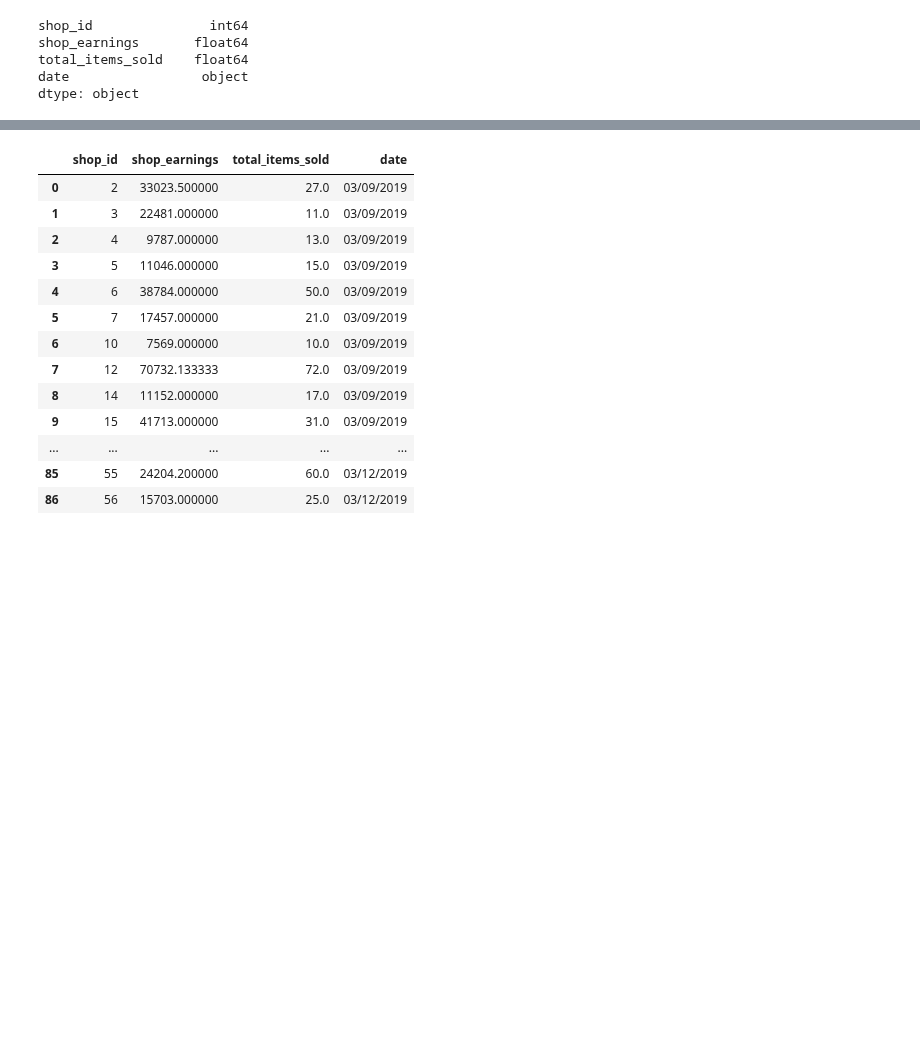
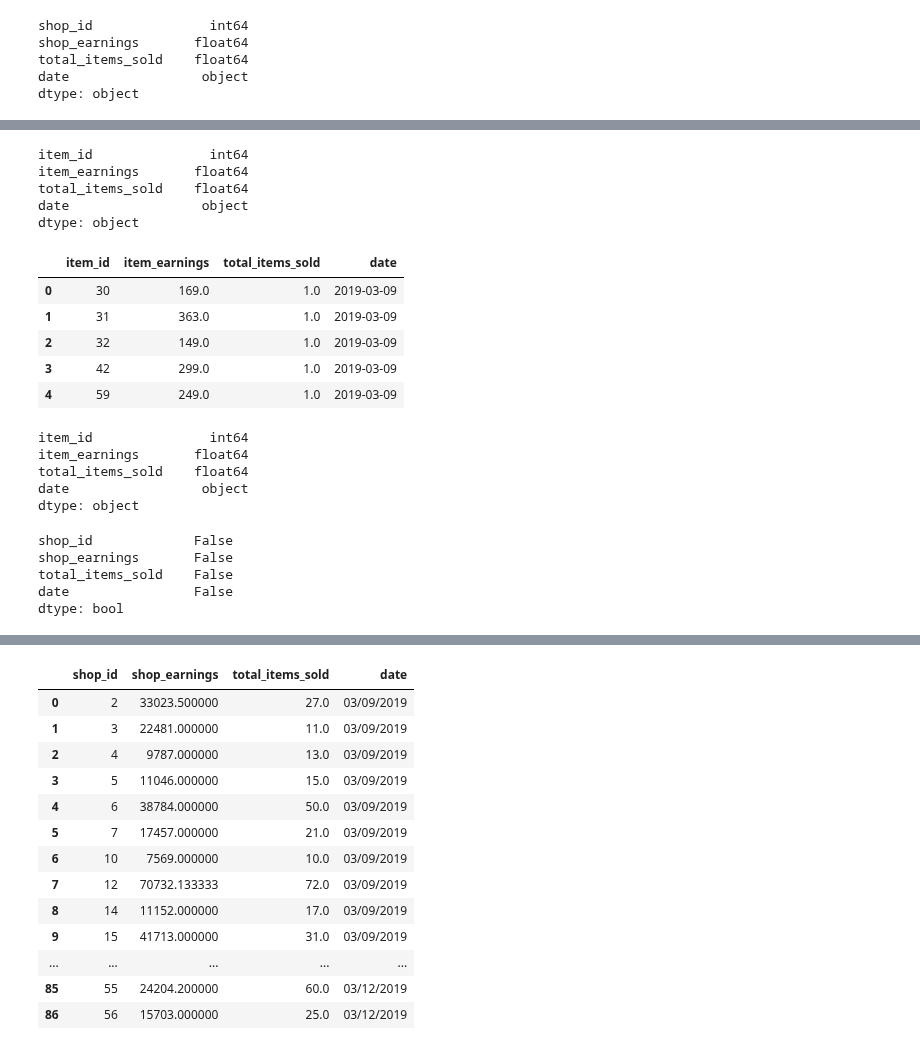
Before and after one commit to ta-data-bcn/lab-df-calculation-and-transformation, a Jupyter notebook: your-code/main.ipynb, the cells around one changed output, grey strips where cells are left out. Saved outputs shown, nothing was run; the diff lists cells and outputs as text; code cells hidden in the pictures; blank space fills up the shorter version.

```diff
--- a/your-code/main.ipynb
+++ b/your-code/main.ipynb
@@ -119,0 +138,37 @@ memory usage: 2.9+ KB
+# %%
+## Let's check the types of the table
+sales_by_item.dtypes
+# %% [output]
+item_id               int64
+item_earnings       float64
+total_items_sold    float64
+date                 object
+dtype: object
+# %%
+## We need to change the date type from oblject to datetime64
+sales_by_item.astype({"date":"datetime64"}).head()
+# %% [output]
+|  | item_id | item_earnings | total_items_sold | date |
+| 0 | 30 | 169.0 | 1.0 | 2019-03-09 |
+| 1 | 31 | 363.0 | 1.0 | 2019-03-09 |
+| 2 | 32 | 149.0 | 1.0 | 2019-03-09 |
+| 3 | 42 | 299.0 | 1.0 | 2019-03-09 |
+| 4 | 59 | 249.0 | 1.0 | 2019-03-09 |
+# %%
+## Check if the date type is now correct
+sales_by_item.dtypes
+# %% [output]
+item_id               int64
+item_earnings       float64
+total_items_sold    float64
+date                 object
+dtype: object
+# %%
+## Check if there is any null or NaN value in any of the columns
+sales_by_shop.isnull().any()
+# %% [output]
+shop_id             False
+shop_earnings       False
+total_items_sold    False
+date                False
+dtype: bool
```
Also changed, not shown: parts of 9 cells of this notebook.
